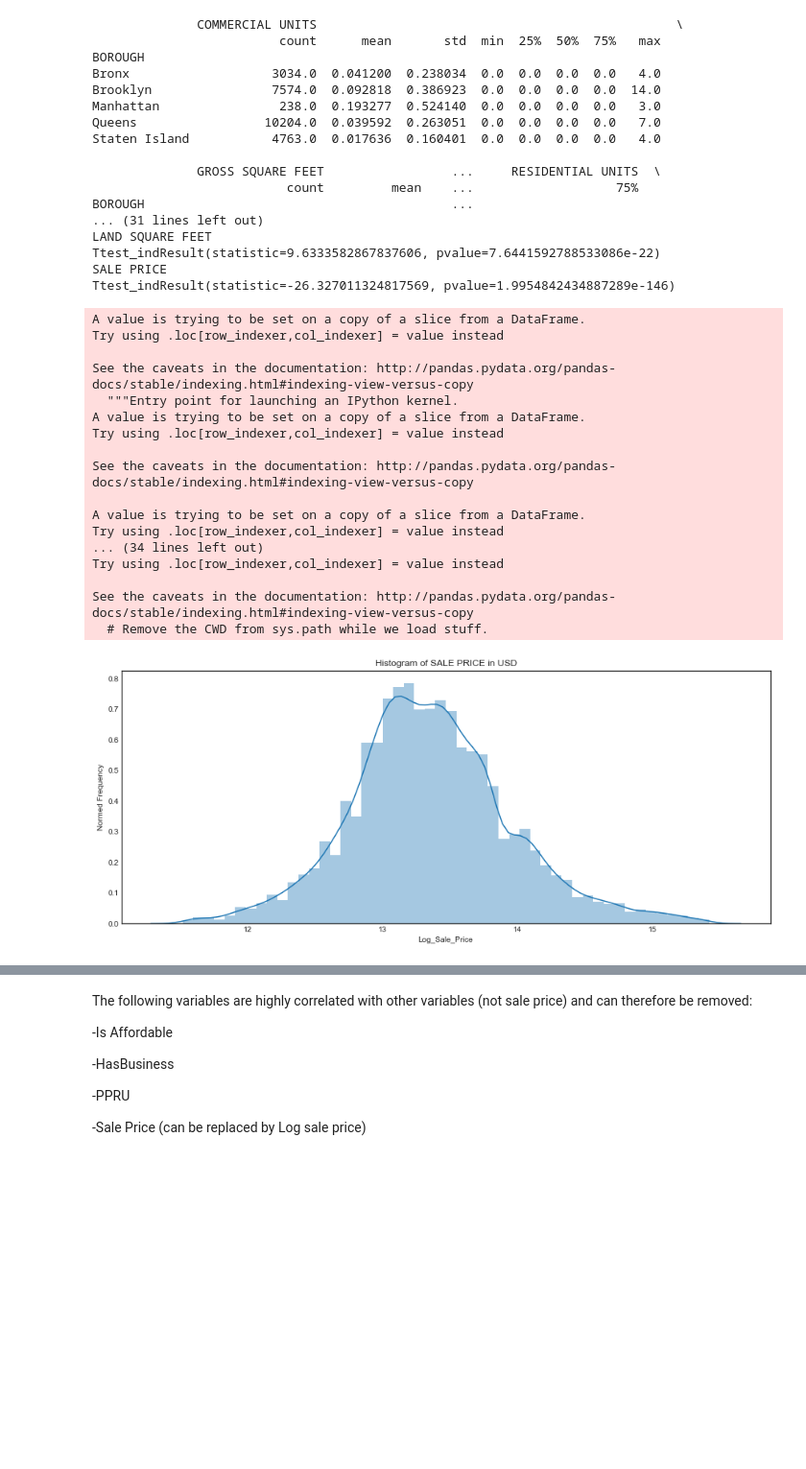
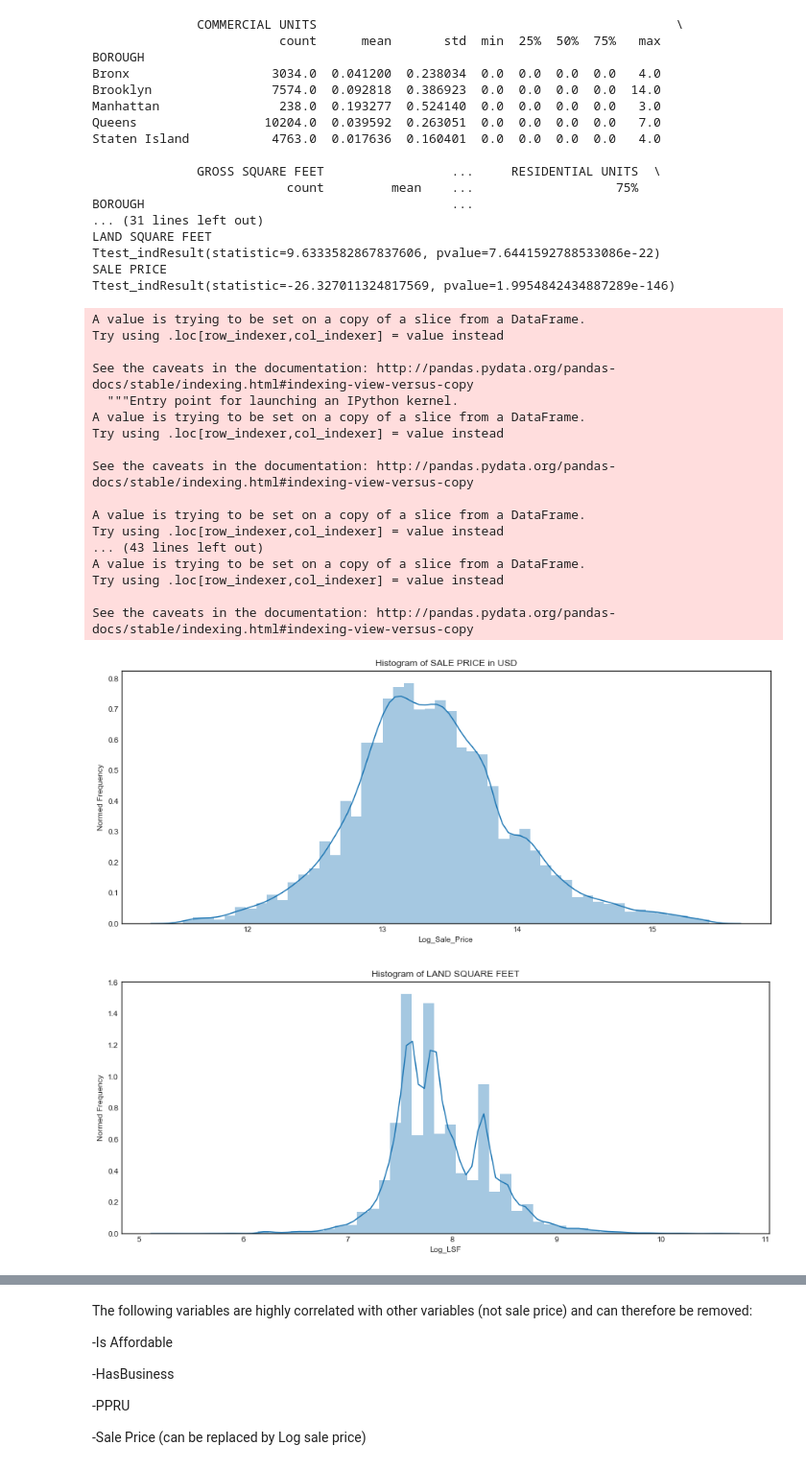
Before and after one commit to louiskonig/nyc_property_sales, a Jupyter notebook: NYC Property Sales.ipynb, the cells around one changed output, grey strips where cells are left out. Shown at 96% size. Cells and saved outputs as stored; diff of their text form; code cells hidden in the pictures; blank space fills up the shorter version.

```diff
--- a/NYC Property Sales.ipynb
+++ b/NYC Property Sales.ipynb
@@ -238,6 +240,11 @@ df_sales_nonoutliers['Affordable_BigBuilding'] = df_sales_nonoutliers['Is_Afford
 df_sales_nonoutliers['Log_Sale_Price'] = np.log(df_sales_nonoutliers['SALE PRICE'])
 df_sales_nonoutliers['PPSF'] = df_sales_nonoutliers['SALE PRICE']/df_sales_nonoutliers['GROSS SQUARE FEET']
 df_sales_nonoutliers['PPRU'] = df_sales_nonoutliers['SALE PRICE']/df_sales_nonoutliers['RESIDENTIAL UNITS']
+#df_sales_nonoutliers['Log_Res_Units'] = np.log(df_sales_nonoutliers['RESIDENTIAL UNITS'])
+#df_sales_nonoutliers['Log_Comm_Units'] = np.log(df_sales_nonoutliers['COMMERCIAL UNITS'])
+df_sales_nonoutliers['Log_GSF'] = np.log(df_sales_nonoutliers['GROSS SQUARE FEET'])
+df_sales_nonoutliers['Log_LSF'] = np.log(df_sales_nonoutliers['LAND SQUARE FEET'])
+
 
 
 #Set the size of the plot
@@ -261,12 +268,24 @@ See the caveats in the documentation: http://pandas.pydata.org/pandas-docs/stabl
 
 A value is trying to be set on a copy of a slice from a DataFrame.
 Try using .loc[row_indexer,col_indexer] = value instead
-... (34 lines left out)
+... (43 lines left out)
+A value is trying to be set on a copy of a slice from a DataFrame.
 Try using .loc[row_indexer,col_indexer] = value instead
 
 See the caveats in the documentation: http://pandas.pydata.org/pandas-docs/stable/indexing.html#indexing-view-versus-copy
-  # Remove the CWD from sys.path while we load stuff.
 [figure]
+# %%
+plt.figure(figsize=(15,6))
+
+# Plot the data and configure the settings
+sns.distplot(df_sales_nonoutliers['Log_LSF'])
+plt.title('Histogram of LAND SQUARE FEET')
+plt.ylabel('Normed Frequency')
+
+
+plt.show()
+# %% [output]
+[figure, added]
 # %%
 
 #normalized_df=(df-df.mean())/df.std()
```
Also changed, not shown: parts of 12 cells of this notebook.
